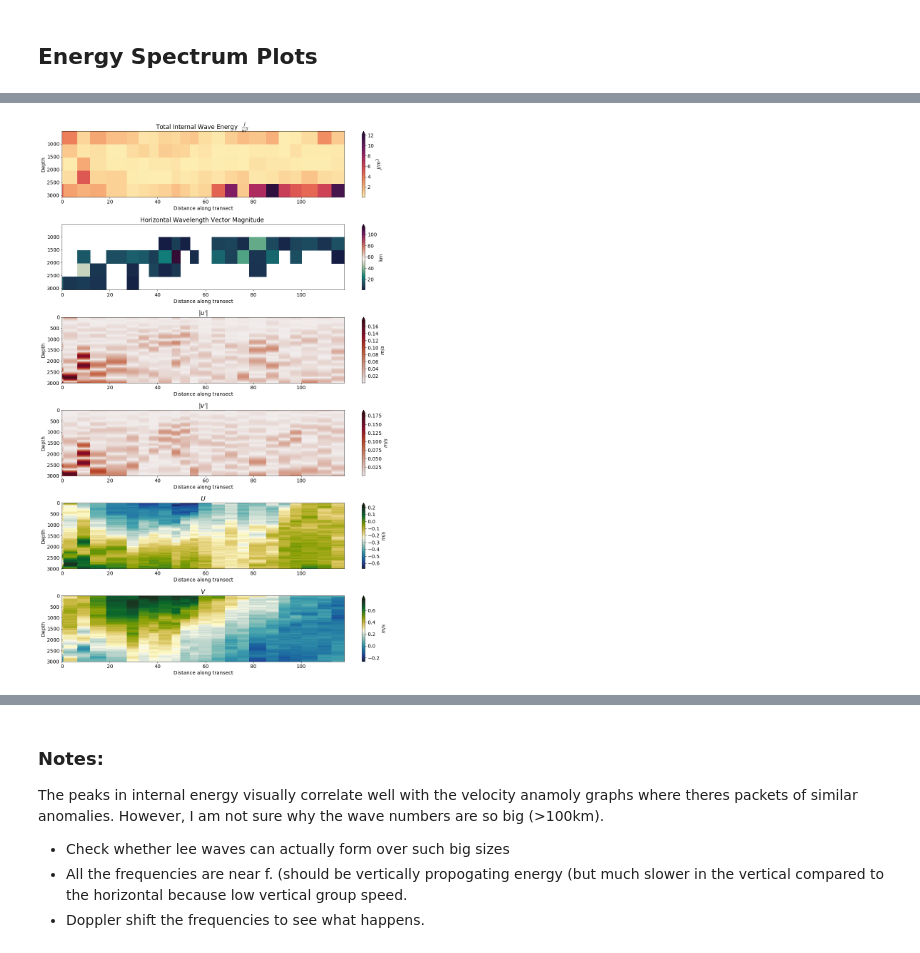
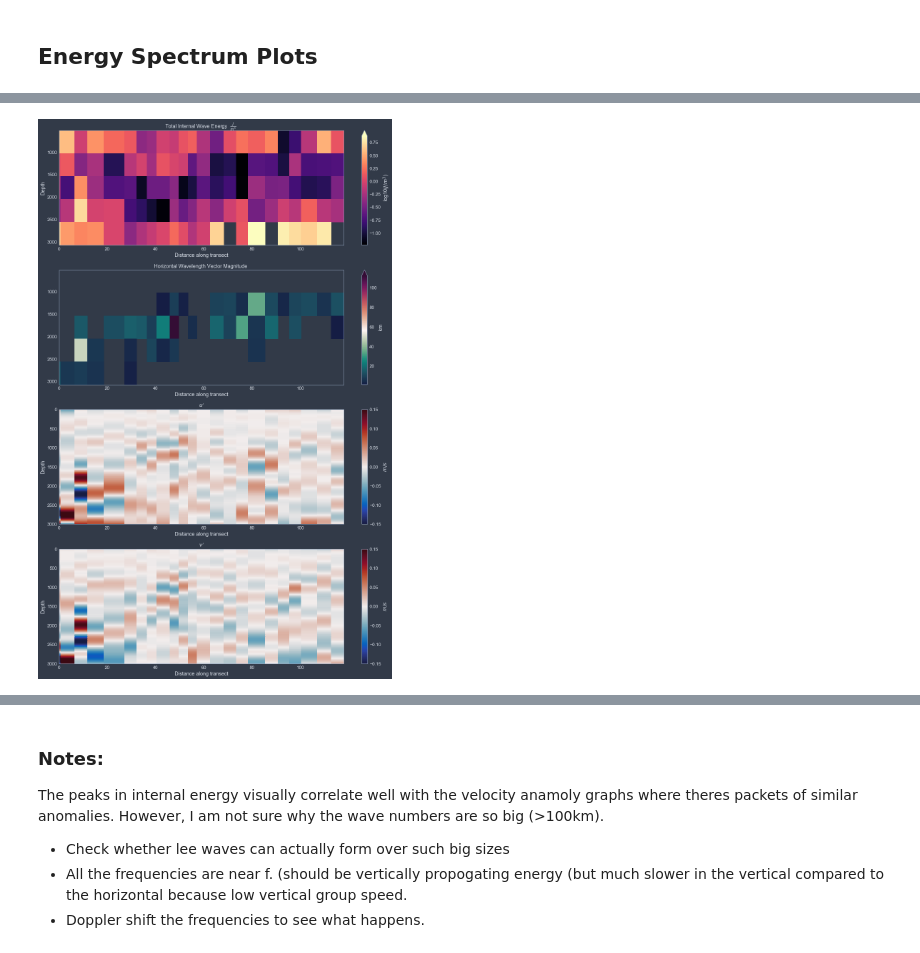
Before and after one commit to saltyPhysics/Lee_waves_dissertation, a Jupyter notebook: Dissertation Log.ipynb, the cells around one changed output, grey strips where cells are left out. Cells and saved outputs as stored; diff of their text form; code cells hidden in the pictures.

```diff
--- a/Dissertation Log.ipynb
+++ b/Dissertation Log.ipynb
@@ -319,72 +392,83 @@ theta = np.vstack(theta)
 k = kh*np.cos(theta)
 l = kh*np.sin(theta)
 
+Elevels = np.linspace(np.nanmin(Etotal), np.nanmax(Etotal), 10)
+mask = Etotal > 8
+Etotal2 = Etotal
+Etotal2[mask] = np.nan
 plt.figure(figsize=[15,22])
-plt.subplot(611)
-plt.pcolormesh(dist.flatten(), depths.flatten(), (Etotal), cmap=cmocean.cm.matter)
+plt.subplot(411)
+plt.pcolormesh(dist.flatten(), depths.flatten(), np.log10(Etotal), cmap='magma')
 c1 = plt.colorbar(extend='max')
-c1.set_label(r'$J/m^3$')
+c1.set_label(r'log10($J/m^3$)')
 plt.gca().invert_yaxis()
 plt.xlabel('Distance along transect')
 plt.ylabel('Depth')
 plt.title(r'Total Internal Wave Energy  $\frac{J}{m^{3}}$  ')
 
 mask = lambdaH > 150
 norm=colors.LogNorm(vmin=lambdaH.min(), vmax=lambdaH.max())
 
 # lambdaH[mask] = np.nan
-plt.subplot(612)
+plt.subplot(412)
 plt.pcolormesh(dist.flatten(), depths.flatten(), (lambdaH), cmap=cmocean.cm.curl, norm=None)
 c2 = plt.colorbar(extend='max')
 c2.set_label(r'km')
 plt.gca().invert_yaxis()
 plt.xlabel('Distance along transect')
 plt.title('Horizontal Wavelength Vector Magnitude ')
 
 
-plt.subplot(613)
-plt.pcolormesh(dist.flatten(), p_ladcp.flatten(), np.abs(Uprime), cmap=cmocean.cm.amp)
-c3 = plt.colorbar(extend='max')
+plt.subplot(413)
+plt.pcolormesh(dist.flatten(), p_ladcp.flatten(), (Uprime),
+               cmap=cmocean.cm.balance,
+              vmin=-.15, vmax=.15)
+c3 = plt.colorbar()
 c3.set_label(r'$m/s$')
 plt.xlabel('Distance along transect')
 plt.ylabel('Depth')
-plt.title(r"$|u'|$")
+plt.title(r"$u'$")
 plt.ylim(0,3000)
 plt.gca().invert_yaxis()
 
-plt.subplot(614)
-plt.pcolormesh(dist.flatten(), p_ladcp.flatten(), np.abs(Vprime), cmap=cmocean.cm.amp)
-c3 = plt.colorbar(extend='max')
+plt.subplot(414)
+plt.pcolormesh(dist.flatten(), p_ladcp.flatten(), Vprime,
+               cmap=cmocean.cm.balance,
+              vmin=-.15, vmax=.15)
+c3 = plt.colorbar()
 c3.set_label(r'$m/s$')
 plt.xlabel('Distance along transect')
 plt.ylabel('Depth')
-plt.title(r"$|v'|$")
+plt.title(r"$v'$")
 plt.ylim(0,3000)
 plt.gca().invert_yaxis()
+
 plt.tight_layout()
 
-plt.subplot(615)
-plt.pcolormesh(dist.flatten(), p_ladcp.flatten(), U, cmap=cmocean.cm.delta, shading='flat')
-c3 = plt.colorbar(extend='max')
-c3.set_label(r'$m/s$')
-plt.xlabel('Distance along transect')
-plt.ylabel('Depth')
-plt.title(r"$U $")
-plt.ylim(0,3000)
-plt.gca().invert_yaxis()
-plt.tight_layout()
+# plt.subplot(615)
+# plt.pcolormesh(dist.flatten(), p_ladcp.flatten(), U,
+#                vmin = -.3, vmax= 0.3, cmap=cmocean.cm.delta, shading='flat')
+# c3 = plt.colorbar(extend='max')
+# c3.set_label(r'$m/s$')
+# plt.xlabel('Distance along transect')
+# plt.ylabel('Depth')
+# plt.title(r"$U $")
+# plt.ylim(0,3000)
+# plt.gca().invert_yaxis()
+# plt.tight_layout()
 
-plt.subplot(616)
-plt.pcolormesh(dist.flatten(), p_ladcp.flatten(), V, cmap=cmocean.cm.delta, shading='flat')
-c3 = plt.colorbar(extend='max')
-c3.set_label(r'$m/s$')
-plt.xlabel('Distance along transect')
-plt.ylabel('Depth')
-plt.title(r"$V $")
-plt.ylim(0,3000)
-plt.gca().invert_yaxis()
-plt.tight_layout()
+# plt.subplot(616)
+# plt.pcolormesh(dist.flatten(), p_ladcp.flatten(), V,
+#                vmin = -.3, vmax= 0.3, cmap=cmocean.cm.delta, shading='flat')
+# c3 = plt.colorbar(extend='max')
+# c3.set_label(r'$m/s$')
+# plt.xlabel('Distance along transect')
+# plt.ylabel('Depth')
+# plt.title(r"$V $")
+# plt.ylim(0,3000)
+# plt.gca().invert_yaxis()
+# plt.tight_layout()
 # %% [output]
-[figure, old version]
+[figure, new version]
 # %% [markdown]
 ![title](velocity_anomalies.png)
```
Also changed, not shown: parts of 26 cells of this notebook, 4 other files.
